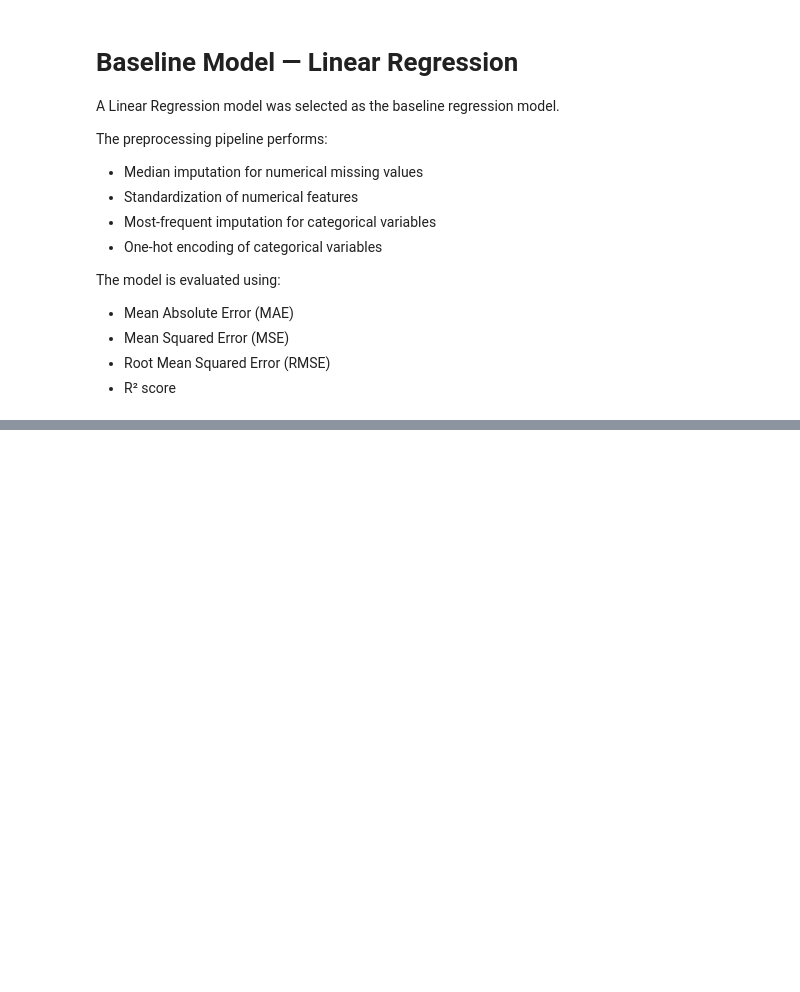
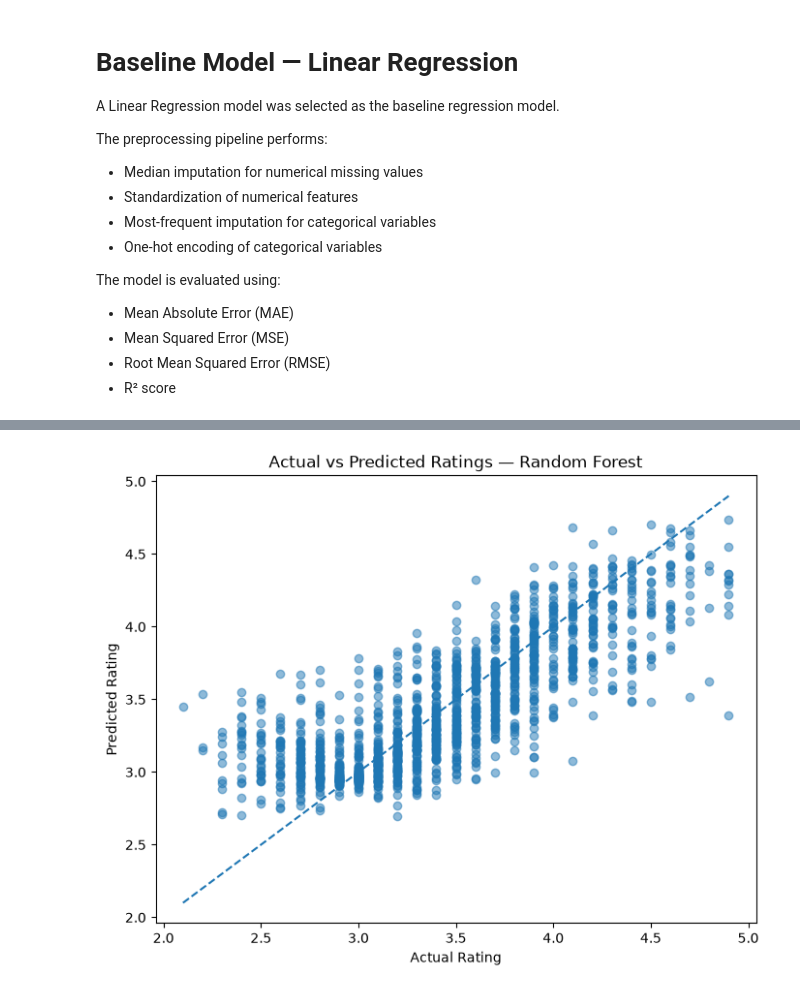
Before and after one commit to aniketsatav/cognifyz-machine-learning-internship, a Jupyter notebook: notebooks/02_Task1_Rating_Prediction.ipynb, the cells around one changed output, grey strips where cells are left out. Cells and saved outputs as stored; diff of their text form; code cells hidden in the pictures; blank space fills up the shorter version.

```diff
--- a/notebooks/02_Task1_Rating_Prediction.ipynb
+++ b/notebooks/02_Task1_Rating_Prediction.ipynb
@@ -407,0 +687,34 @@ The model is evaluated using:
+# %%
+plt.figure(figsize=(8, 6))
+
+plt.scatter(
+    y_test,
+    best_predictions,
+    alpha=0.5
+)
+
+min_rating = min(y_test.min(), best_predictions.min())
+max_rating = max(y_test.max(), best_predictions.max())
+
+plt.plot(
+    [min_rating, max_rating],
+    [min_rating, max_rating],
+    linestyle="--"
+)
+
+plt.xlabel("Actual Rating")
+plt.ylabel("Predicted Rating")
+plt.title(
+    f"Actual vs Predicted Ratings — {best_model_name}"
+)
+
+plt.savefig(
+    "../outputs/figures/task1_best_model_actual_vs_predicted.png",
+    bbox_inches="tight",
+    dpi=300
+)
+
+plt.show()
+plt.close()
+# %% [output]
+[figure, added]
```
Also changed, not shown: parts of 33 cells of this notebook, 6 other files.
